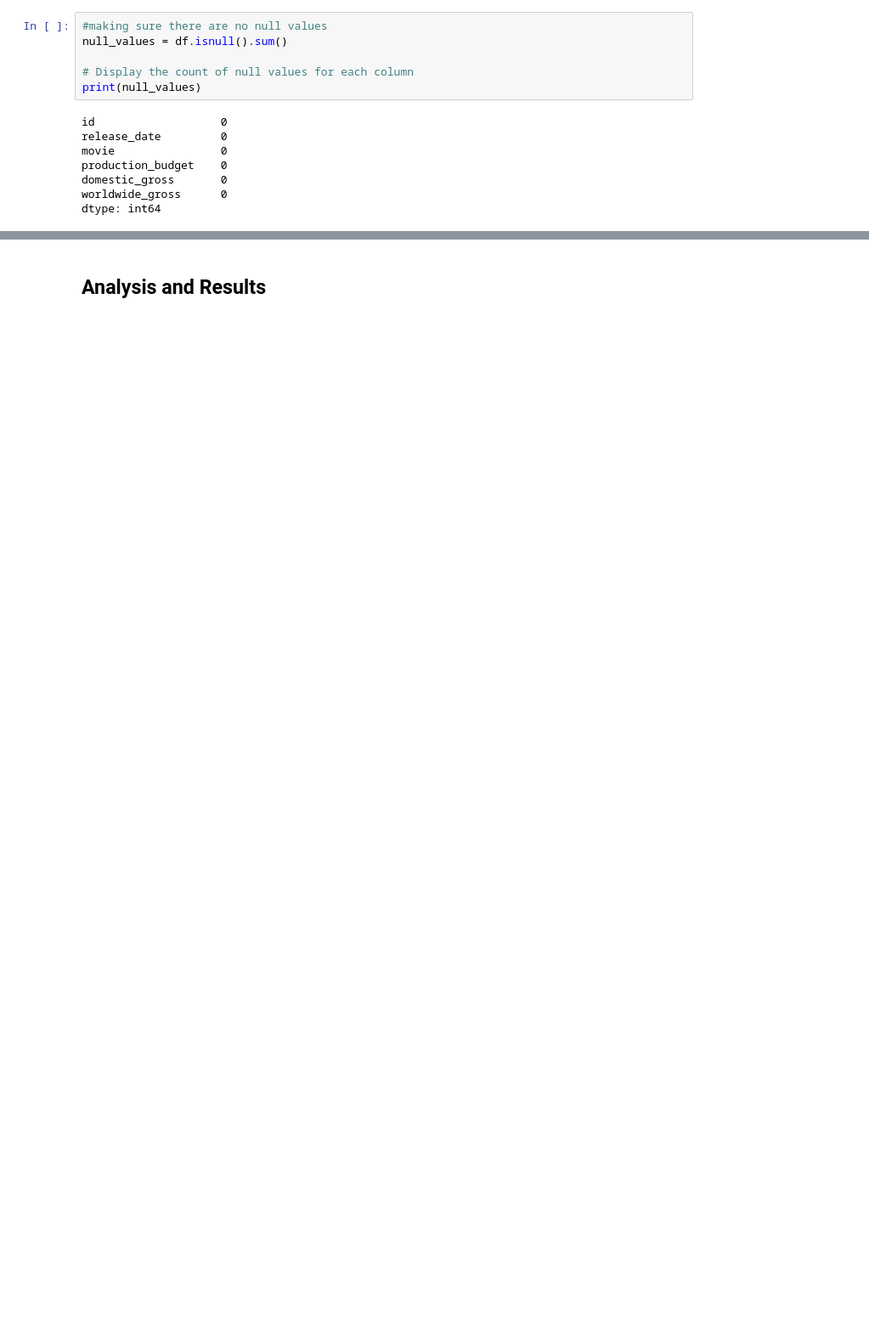
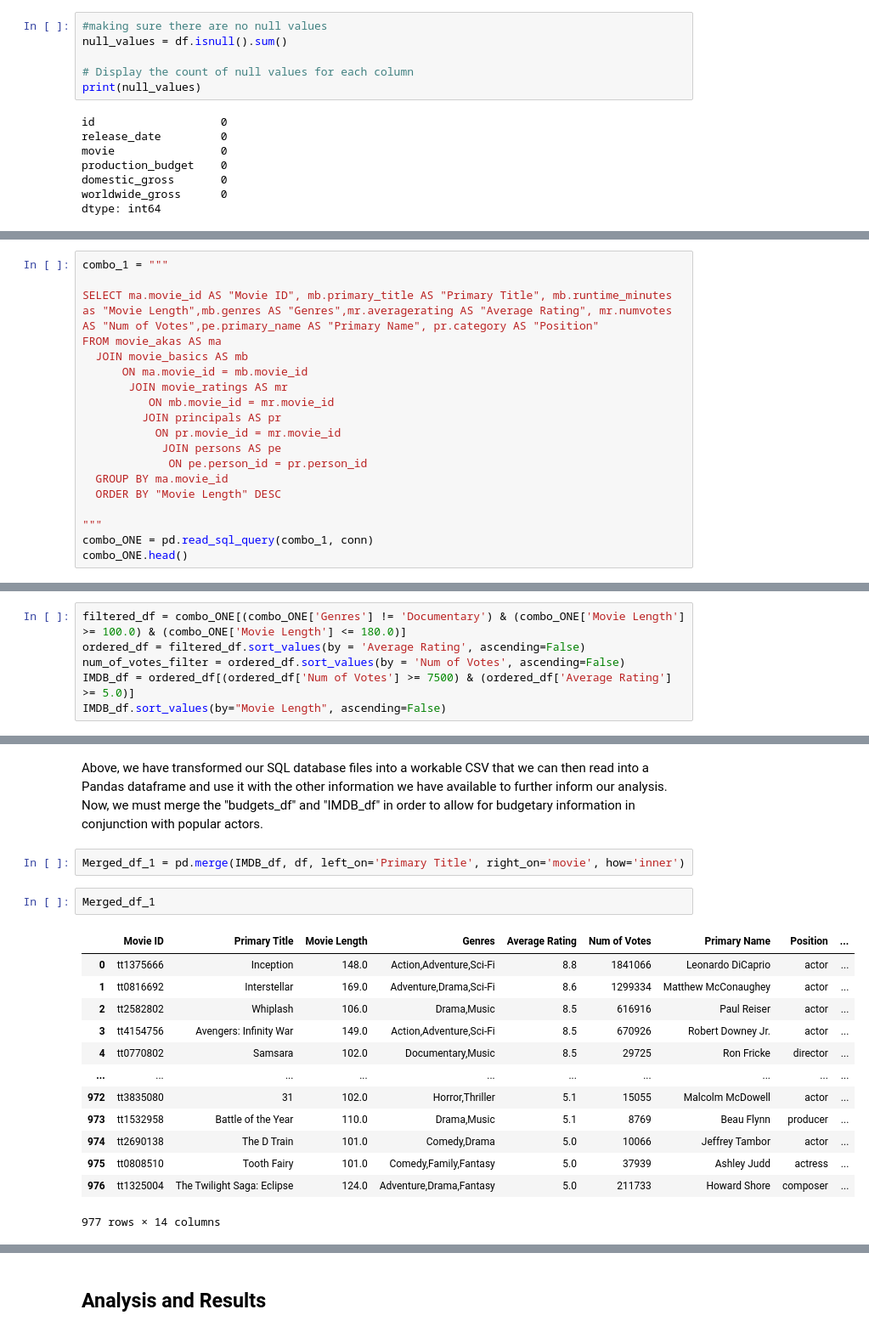
Before and after one commit to falloutb1tch/Movie_Project, a Jupyter notebook: Final.ipynb, the cells around one changed output, grey strips where cells are left out. Shown at 85% size. Drawn from its saved outputs; the diff is of its cells as text; blank space fills up the shorter version.

```diff
--- a/Final.ipynb
+++ b/Final.ipynb
@@ -625,0 +684,19 @@ dtype: int64
+# %%
+combo_1 = """
+
+SELECT ma.movie_id AS "Movie ID", mb.primary_title AS "Primary Title", mb.runtime_minutes as "Movie Length",mb.genres AS "Genres",mr.averagerating AS "Average Rating", mr.numvotes AS "Num of Votes",pe.primary_name AS "Primary Name", pr.category AS "Position"
+FROM movie_akas AS ma
+  JOIN movie_basics AS mb
+      ON ma.movie_id = mb.movie_id
+       JOIN movie_ratings AS mr
+          ON mb.movie_id = mr.movie_id
+         JOIN principals AS pr
+           ON pr.movie_id = mr.movie_id
+            JOIN persons AS pe
+             ON pe.person_id = pr.person_id
+  GROUP BY ma.movie_id
+  ORDER BY "Movie Length" DESC
+
+"""
+combo_ONE = pd.read_sql_query(combo_1, conn)
+combo_ONE.head()
@@ -625,0 +710,6 @@ dtype: int64
+# %%
+filtered_df = combo_ONE[(combo_ONE['Genres'] != 'Documentary') & (combo_ONE['Movie Length'] >= 100.0) & (combo_ONE['Movie Length'] <= 180.0)]
+ordered_df = filtered_df.sort_values(by = 'Average Rating', ascending=False)
+num_of_votes_filter = ordered_df.sort_values(by = 'Num of Votes', ascending=False)
+IMDB_df = ordered_df[(ordered_df['Num of Votes'] >= 7500) & (ordered_df['Average Rating'] >= 5.0)]
+IMDB_df.sort_values(by="Movie Length", ascending=False)
@@ -625,0 +750,20 @@ dtype: int64
+# %% [markdown]
+Above, we have transformed our SQL database files into a workable CSV that we can then read into a Pandas dataframe and use it with the other information we have available to further inform our analysis. Now, we must merge the "budgets_df" and "IMDB_df" in order to allow for budgetary information in conjunction with popular actors.
+# %%
+Merged_df_1 = pd.merge(IMDB_df, df, left_on='Primary Title', right_on='movie', how='inner')
+# %%
+Merged_df_1
+# %% [output]
+|  | Movie ID | Primary Title | Movie Length | Genres | Average Rating | Num of Votes | Primary Name | Position | ... |
+| 0 | tt1375666 | Inception | 148.0 | Action,Adventure,Sci-Fi | 8.8 | 1841066 | Leonardo DiCaprio | actor | ... |
+| 1 | tt0816692 | Interstellar | 169.0 | Adventure,Drama,Sci-Fi | 8.6 | 1299334 | Matthew McConaughey | actor | ... |
+| 2 | tt2582802 | Whiplash | 106.0 | Drama,Music | 8.5 | 616916 | Paul Reiser | actor | ... |
+| 3 | tt4154756 | Avengers: Infinity War | 149.0 | Action,Adventure,Sci-Fi | 8.5 | 670926 | Robert Downey Jr. | actor | ... |
+| 4 | tt0770802 | Samsara | 102.0 | Documentary,Music | 8.5 | 29725 | Ron Fricke | director | ... |
+| ... | ... | ... | ... | ... | ... | ... | ... | ... | ... |
+| 972 | tt3835080 | 31 | 102.0 | Horror,Thriller | 5.1 | 15055 | Malcolm McDowell | actor | ... |
+| 973 | tt1532958 | Battle of the Year | 110.0 | Drama,Music | 5.1 | 8769 | Beau Flynn | producer | ... |
+| 974 | tt2690138 | The D Train | 101.0 | Comedy,Drama | 5.0 | 10066 | Jeffrey Tambor | actor | ... |
+| 975 | tt0808510 | Tooth Fairy | 101.0 | Comedy,Family,Fantasy | 5.0 | 37939 | Ashley Judd | actress | ... |
+| 976 | tt1325004 | The Twilight Saga: Eclipse | 124.0 | Adventure,Drama,Fantasy | 5.0 | 211733 | Howard Shore | composer | ... |
+977 rows × 14 columns
```
Also changed, not shown: parts of 41 cells of this notebook.
